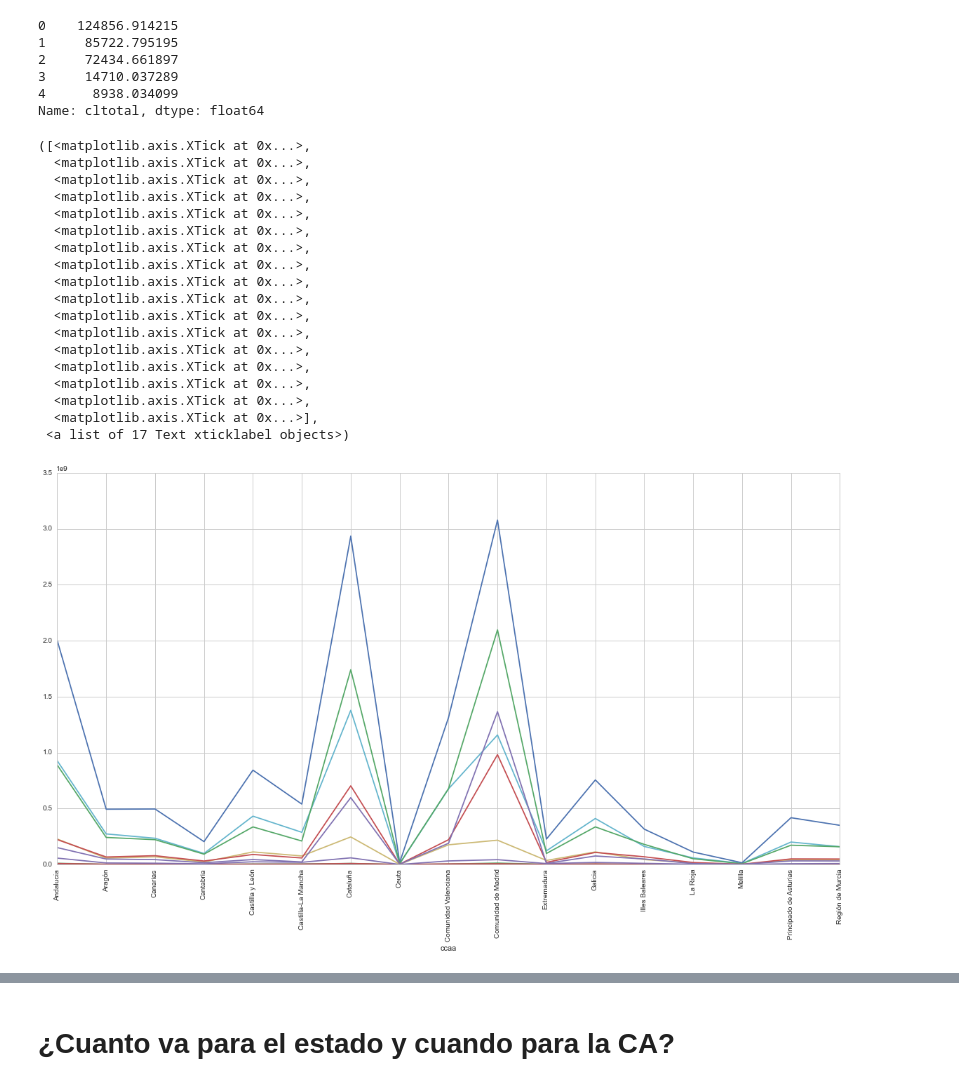
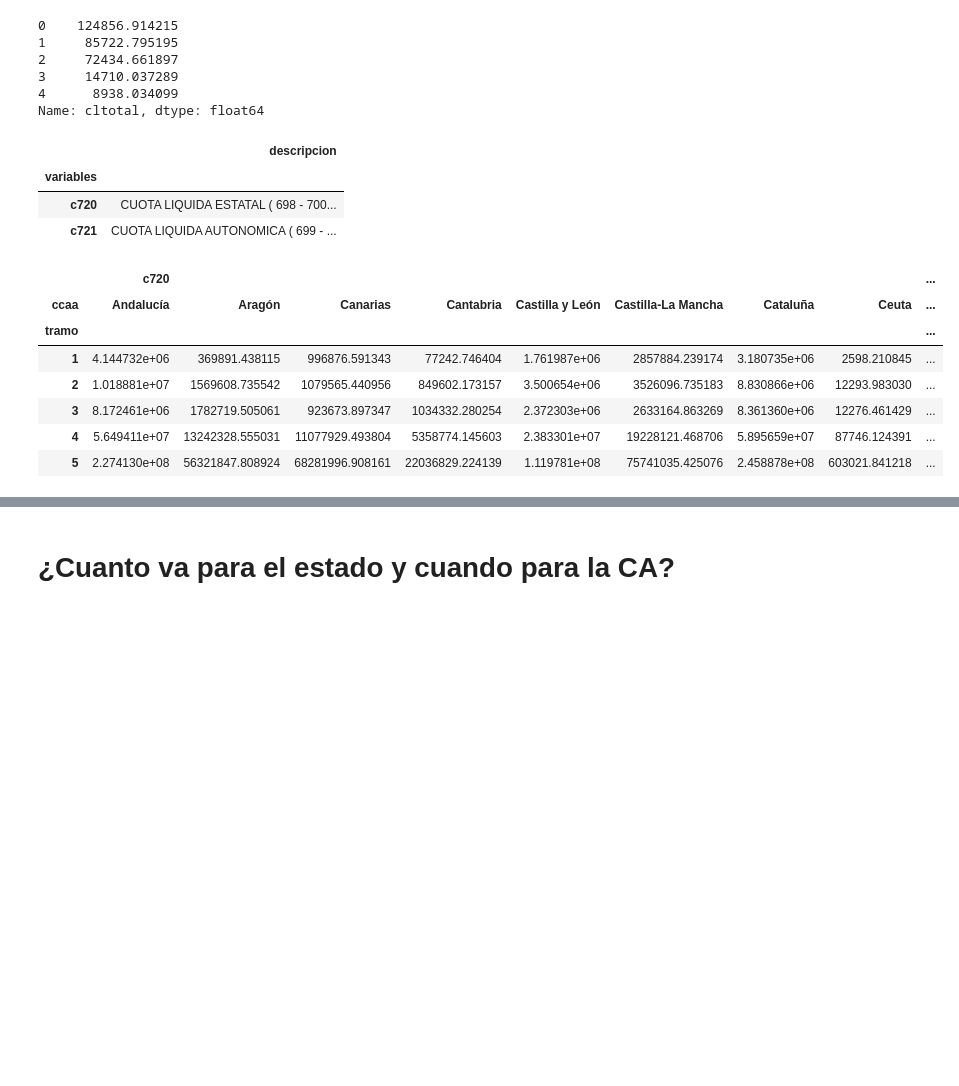
Before and after one commit to mmngreco/Fiscal, a Jupyter notebook: irpf_analisis.ipynb, the cells around one changed output, grey strips where cells are left out. Saved outputs shown, nothing was run; the diff lists cells and outputs as text; code cells hidden in the pictures; blank space fills up the shorter version.

```diff
--- a/irpf_analisis.ipynb
+++ b/irpf_analisis.ipynb
@@ -526,35 +526,25 @@ data_pob.cltotal.head() # ver la serie creada.
 3     14710.037289
 4      8938.034099
 Name: cltotal, dtype: float64
-# %%
-data_cuotas_liq = data_pob.pivot_table(values=['c720', 'c721'], index='tramo', columns='ccaa', aggfunc='sum')
-#data_cuotas_liq['diff'] = data_cuotas_liq.c720 - data_cuotas_liq.c721
-data_cuotas_liq
-
-fig = plt.figure(figsize=(20,10))
-ax = fig.add_subplot(111)
-for i in range(1, 11):
-    data_cuotas_liq.c720.loc[i].plot(ax=ax)
-    # data_cuotas_liq.c721.loc[i].plot(ax=ax)
-
-plt.xticks(range(len(data_cuotas_liq.c720.columns)), data_cuotas_liq.c720.columns, rotation=90)
-# %% [output]
-([<matplotlib.axis.XTick at 0x...>,
-  <matplotlib.axis.XTick at 0x...>,
-  <matplotlib.axis.XTick at 0x...>,
-  <matplotlib.axis.XTick at 0x...>,
-  <matplotlib.axis.XTick at 0x...>,
-  <matplotlib.axis.XTick at 0x...>,
-  <matplotlib.axis.XTick at 0x...>,
-  <matplotlib.axis.XTick at 0x...>,
-  <matplotlib.axis.XTick at 0x...>,
-  <matplotlib.axis.XTick at 0x...>,
-  <matplotlib.axis.XTick at 0x...>,
-  <matplotlib.axis.XTick at 0x...>,
-  <matplotlib.axis.XTick at 0x...>,
-  <matplotlib.axis.XTick at 0x...>,
-  <matplotlib.axis.XTick at 0x...>,
-  <matplotlib.axis.XTick at 0x...>,
-  <matplotlib.axis.XTick at 0x...>],
- <a list of 17 Text xticklabel objects>)
-[figure, removed]
+# %%
+INFO.loc[['c720', 'c721']]
+# %% [output]
+|  | descripcion |
+| variables |  |
+| c720 | CUOTA LIQUIDA ESTATAL ( 698 - 700... |
+| c721 | CUOTA LIQUIDA AUTONOMICA ( 699 - ... |
+# %%
+data_cuotas_liq = data_pob.pivot_table(values=['c720', 'c721'], index='tramo', columns='ccaa', aggfunc='sum')
+
+df = data_cuotas_liq.c720 - data_cuotas_liq.c721
+
+data_cuotas_liq.head()
+# %% [output]
+|  | c720 |  |  |  |  |  |  |  | ... |
+| ccaa | Andalucía | Aragón | Canarias | Cantabria | Castilla y León | Castilla-La Mancha | Cataluña | Ceuta | ... |
+| tramo |  |  |  |  |  |  |  |  | ... |
+| 1 | 4.144732e+06 | 369891.438115 | 996876.591343 | 77242.746404 | 1.761987e+06 | 2857884.239174 | 3.180735e+06 | 2598.210845 | ... |
+| 2 | 1.018881e+07 | 1569608.735542 | 1079565.440956 | 849602.173157 | 3.500654e+06 | 3526096.735183 | 8.830866e+06 | 12293.983030 | ... |
+| 3 | 8.172461e+06 | 1782719.505061 | 923673.897347 | 1034332.280254 | 2.372303e+06 | 2633164.863269 | 8.361360e+06 | 12276.461429 | ... |
+| 4 | 5.649411e+07 | 13242328.555031 | 11077929.493804 | 5358774.145603 | 2.383301e+07 | 19228121.468706 | 5.895659e+07 | 87746.124391 | ... |
+| 5 | 2.274130e+08 | 56321847.808924 | 68281996.908161 | 22036829.224139 | 1.119781e+08 | 75741035.425076 | 2.458878e+08 | 603021.841218 | ... |
```
Also changed, not shown: parts of 5 cells of this notebook, 2 other files.
